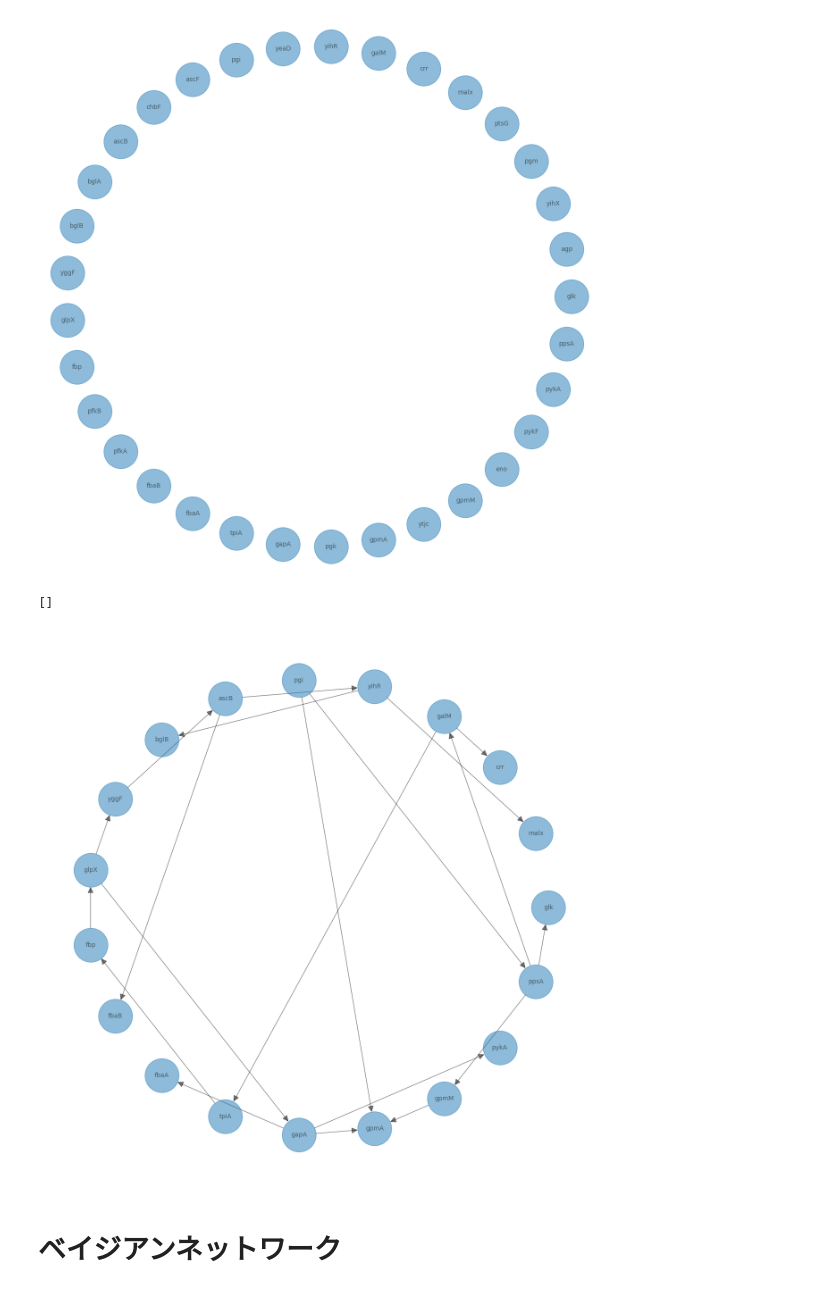
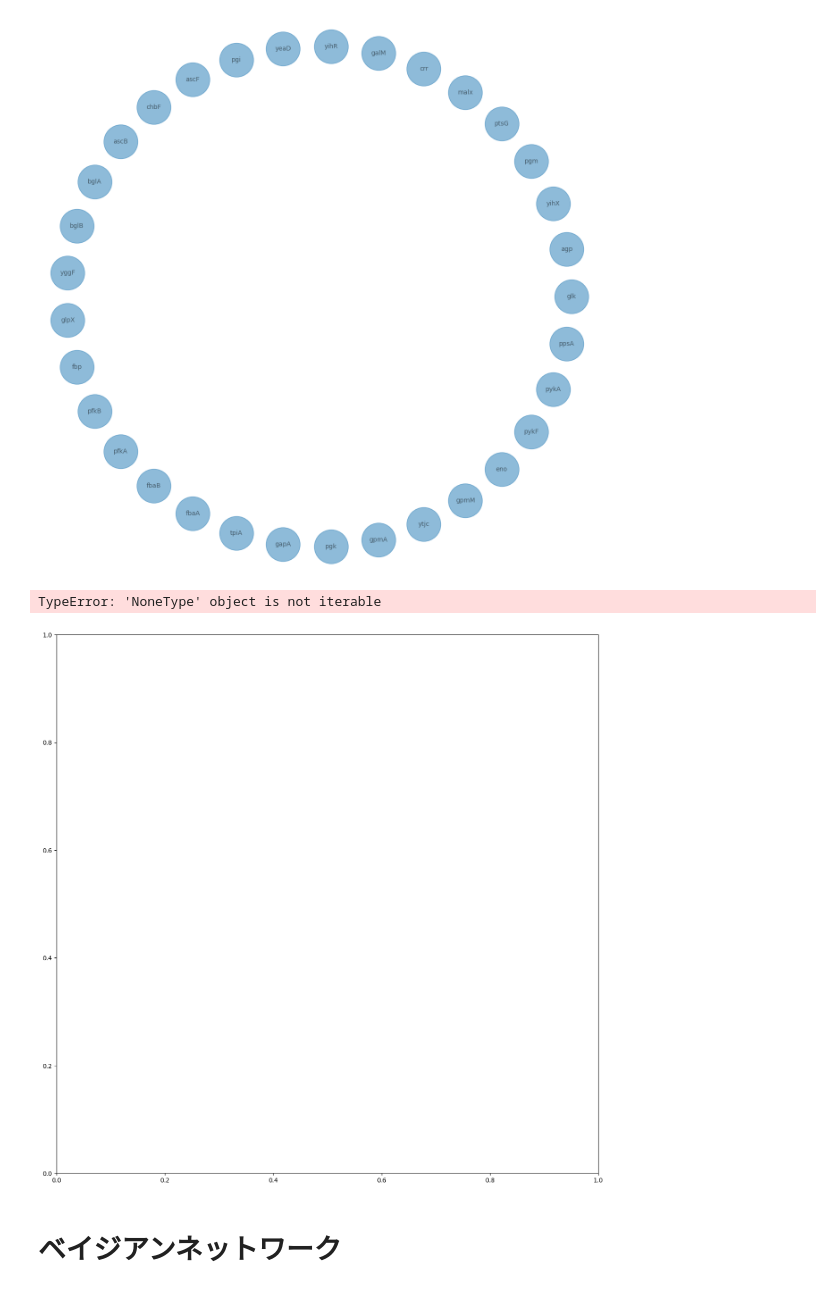
Before and after one commit to SanchanY/bn, a Jupyter notebook: work/samples/bio_torch_CausalNext.ipynb, the cells around one changed output. Saved outputs shown, nothing was run; the diff lists cells and outputs as text; code cells hidden in the pictures.

```diff
--- a/work/samples/bio_torch_CausalNext.ipynb
+++ b/work/samples/bio_torch_CausalNext.ipynb
@@ -26,7 +26,7 @@ warnings.simplefilter('ignore')
 # %% [markdown]
 # データ読み込みから前処理
 # %%
-df = pd.read_excel('bn/data/230828_230904_AI用qPCRデータ.xlsx', index_col=0, header=1)
+df = pd.read_excel('bn/data/230915_AI用qPCRデータ.xlsx', index_col=0, header=1)
 df = df.dropna()
 df = df.reset_index(drop=True)
 df
@@ -115,24 +115,24 @@ output_object(sm, "sm.pickle", "./")
 # %%
 # 閾値を設定し、残すエッジを決める
-sm.remove_edges_below_threshold(0.4)
+sm_pytorch.remove_edges_below_threshold(0.4)
 
 # エッジが伸びてないノードを消す
-edge_width = [ d["weight"]*1 for (u, v, d) in sm.edges(data=True)]
-sm_l = sm.get_largest_subgraph()
+edge_width = [ d["weight"]*1 for (u, v, d) in sm_pytorch.edges(data=True)]
+sm_l = sm_pytorch.get_largest_subgraph()
 
 # ネットワーク図を描画
 fig, ax = plt.subplots(figsize=(16,16))
 nx.draw_circular(sm_l,
                  with_labels=True,
                  font_size=10,
                  node_size=3000,
                  arrowsize=20,
                  alpha=0.5,
                  ax=ax)
 plt.plot()
 # %% [output]
-[]
+TypeError: 'NoneType' object is not iterable
-[figure, old version]
+[figure, new version]
 # %% [markdown]
 # ベイジアンネットワーク
 # %%
```
Also changed, not shown: parts of 3 cells of this notebook, 1 other file.
